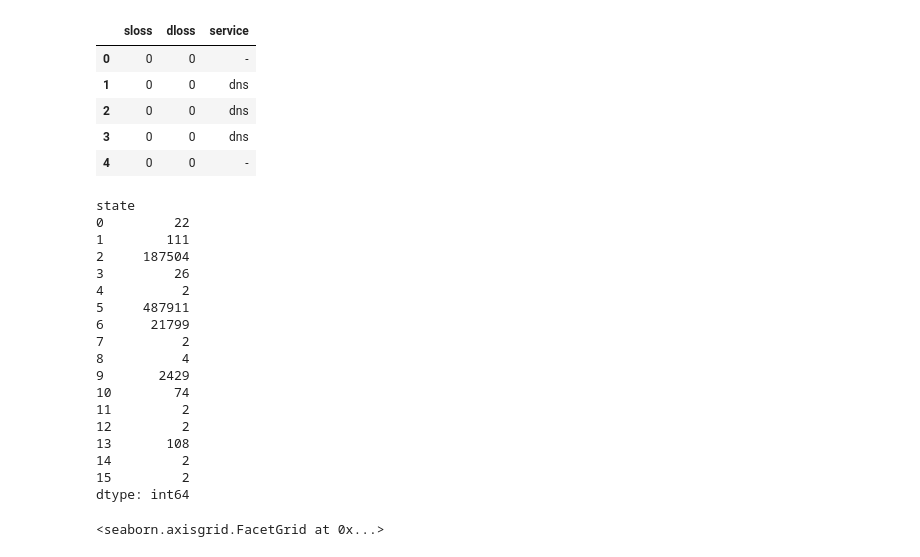
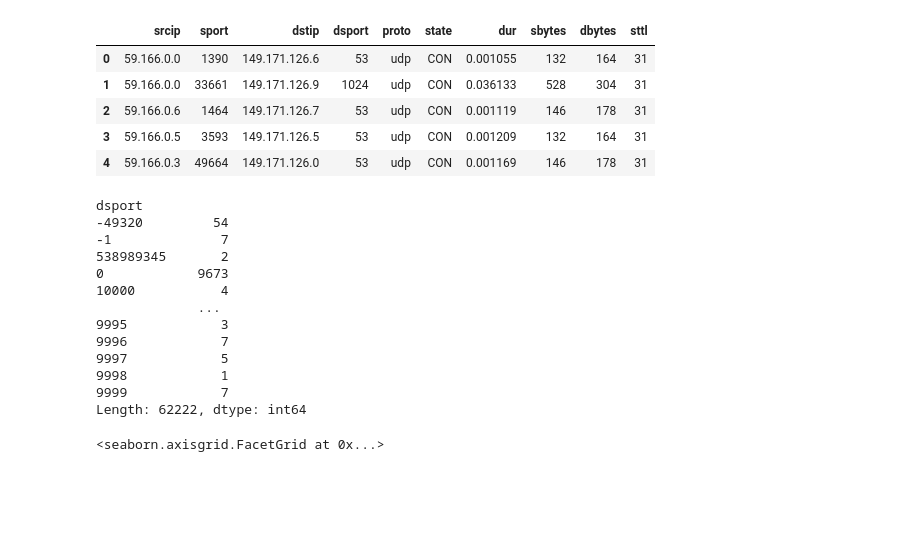
Before and after one commit to dschacon/JupiterBinder, a Jupyter notebook: K-nn scikit.ipynb, the cells around one changed output. Drawn from its saved outputs; the diff is of its cells as text; code cells hidden in the pictures; blank space fills up the shorter version.

```diff
--- a/K-nn scikit.ipynb
+++ b/K-nn scikit.ipynb
@@ -43,35 +43,30 @@ from sklearn import preprocessing
 #Leer el data set
 dataframe = pd.read_csv(r"UNSW-NB15_1Cp.csv",sep=',', low_memory=False)
 # %%
-dataframe.iloc[:5,11:14]
+dataframe.iloc[:5,:10]
 # %% [output]
-|  | sloss | dloss | service |
-| 0 | 0 | 0 | - |
-| 1 | 0 | 0 | dns |
-| 2 | 0 | 0 | dns |
-| 3 | 0 | 0 | dns |
-| 4 | 0 | 0 | - |
+|  | srcip | sport | dstip | dsport | proto | state | dur | sbytes | dbytes | sttl |
+| 0 | 59.166.0.0 | 1390 | 149.171.126.6 | 53 | udp | CON | 0.001055 | 132 | 164 | 31 |
+| 1 | 59.166.0.0 | 33661 | 149.171.126.9 | 1024 | udp | CON | 0.036133 | 528 | 304 | 31 |
+| 2 | 59.166.0.6 | 1464 | 149.171.126.7 | 53 | udp | CON | 0.001119 | 146 | 178 | 31 |
+| 3 | 59.166.0.5 | 3593 | 149.171.126.5 | 53 | udp | CON | 0.001209 | 132 | 164 | 31 |
+| 4 | 59.166.0.3 | 49664 | 149.171.126.0 | 53 | udp | CON | 0.001169 | 146 | 178 | 31 |
 # %%
-print(dataframe.groupby('state').size())
+print(dataframe.groupby('dsport').size())
 # %% [output]
-state
-0         22
-1        111
-2     187504
-3         26
-4          2
-5     487911
-6      21799
-7          2
-8          4
-9       2429
-10        74
-11         2
-12         2
-13       108
-14         2
-15         2
-dtype: int64
+dsport
+-49320         54
+-1              7
+538989345       2
+0            9673
+10000           4
+             ...
+9995            3
+9996            7
+9997            5
+9998            1
+9999            7
+Length: 62222, dtype: int64
 # %%
 sb.catplot('proto',data=dataframe,kind="count", aspect=3)
 # %% [output]
```
Also changed, not shown: parts of 13 cells of this notebook.
